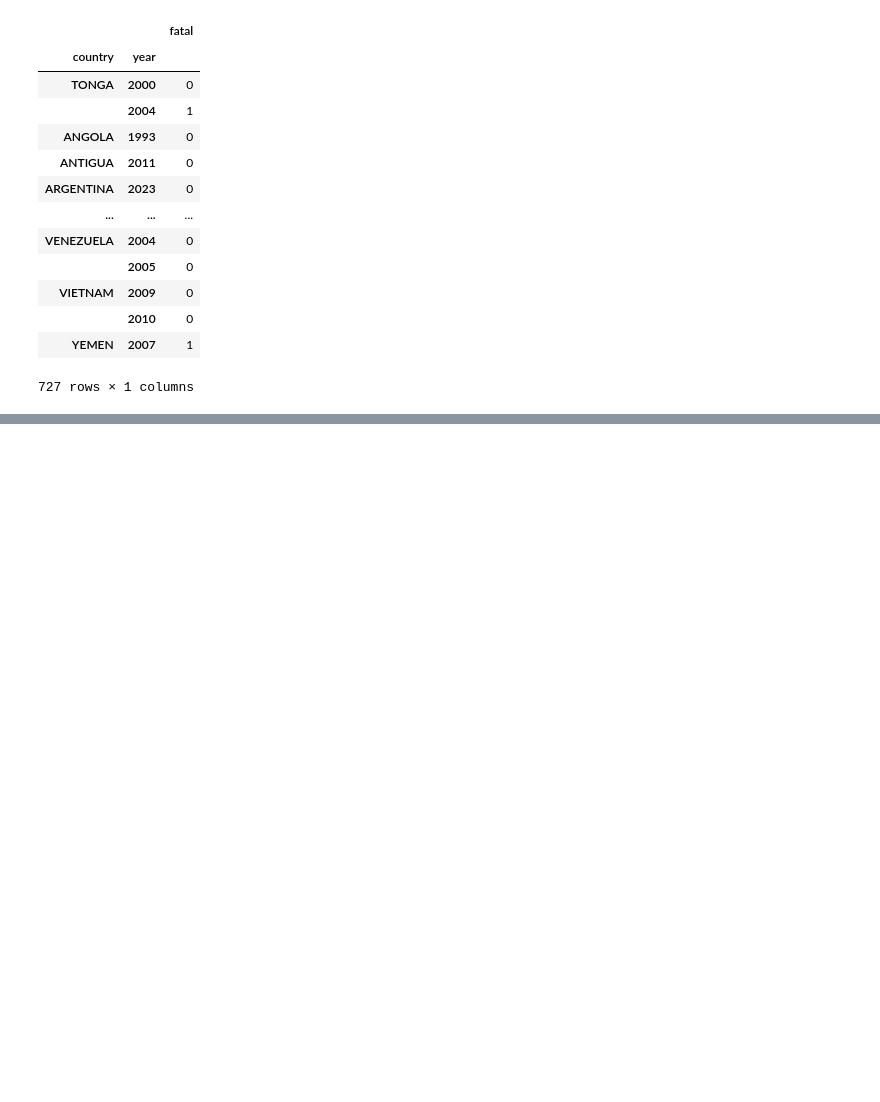
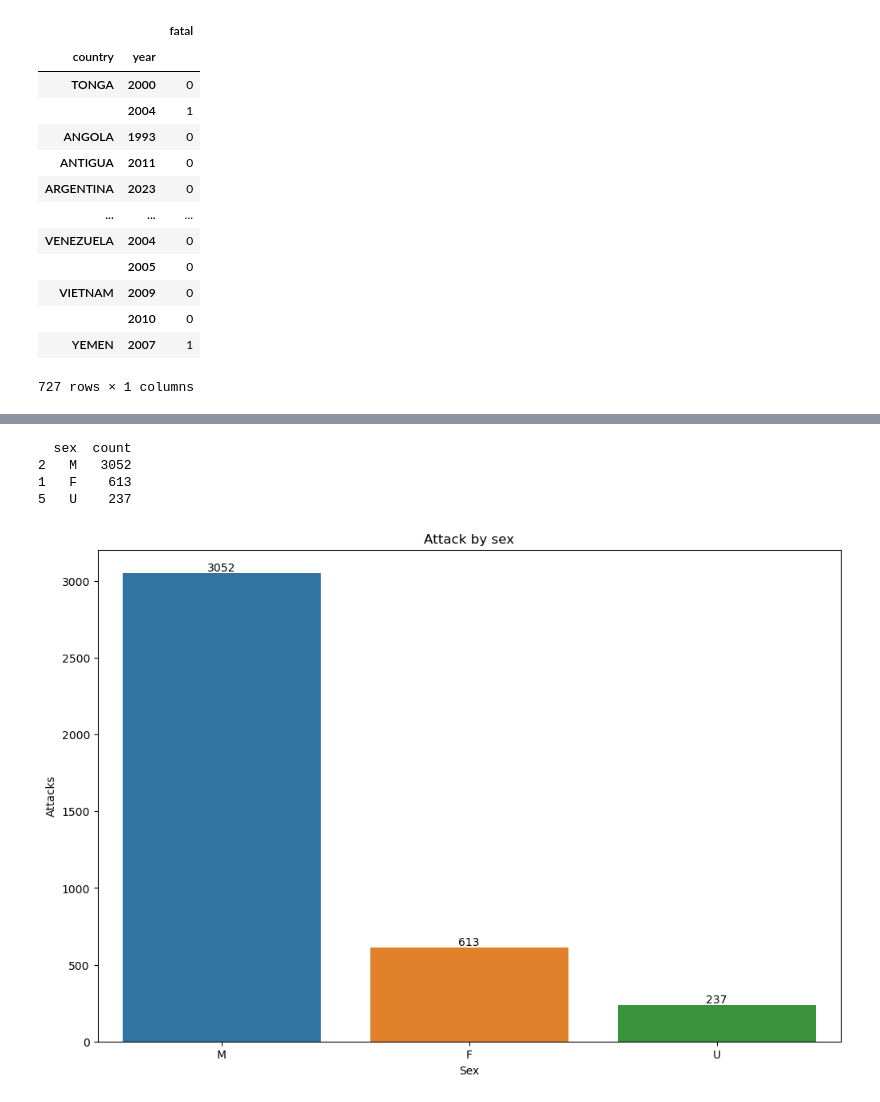
Before and after one commit to harimrys/Project-Shark-Attack-G1, a Jupyter notebook: main.ipynb, the cells around one changed output, grey strips where cells are left out. Drawn from its saved outputs; the diff is of its cells as text; code cells hidden in the pictures; blank space fills up the shorter version.

```diff
--- a/main.ipynb
+++ b/main.ipynb
@@ -274,0 +294,24 @@ plt.show()
+# %%
+group_sex = df.groupby('sex').size().reset_index(name='count')
+top_sex = group_sex.sort_values(by='count', ascending=False).head(3)
+print(top_sex)
+# %% [output]
+  sex  count
+2   M   3052
+1   F    613
+5   U    237
+# %%
+plt.figure(figsize=(12, 8))
+sns.barplot(x='sex', y='count', data=top_sex)
+
+plt.title('Attack by sex')
+plt.xlabel('Sex')
+plt.ylabel('Attacks')
+plt.xticks(rotation=0)
+
+for index, value in enumerate(top_sex['count']):
+    plt.text(index, value, str(value), ha='center', va='bottom')
+
+plt.show()
+# %% [output]
+[figure, added]
```
Also changed, not shown: parts of 4 cells of this notebook.
